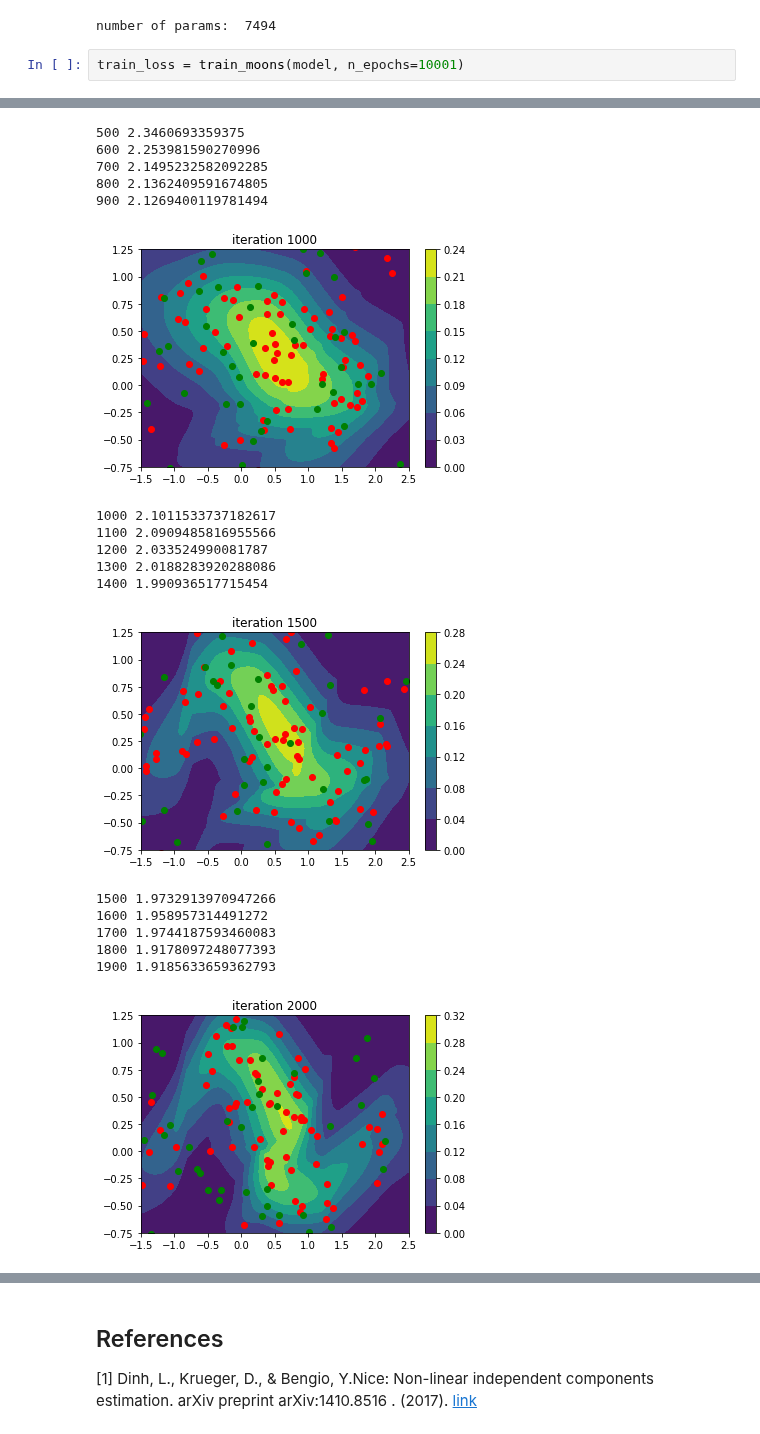
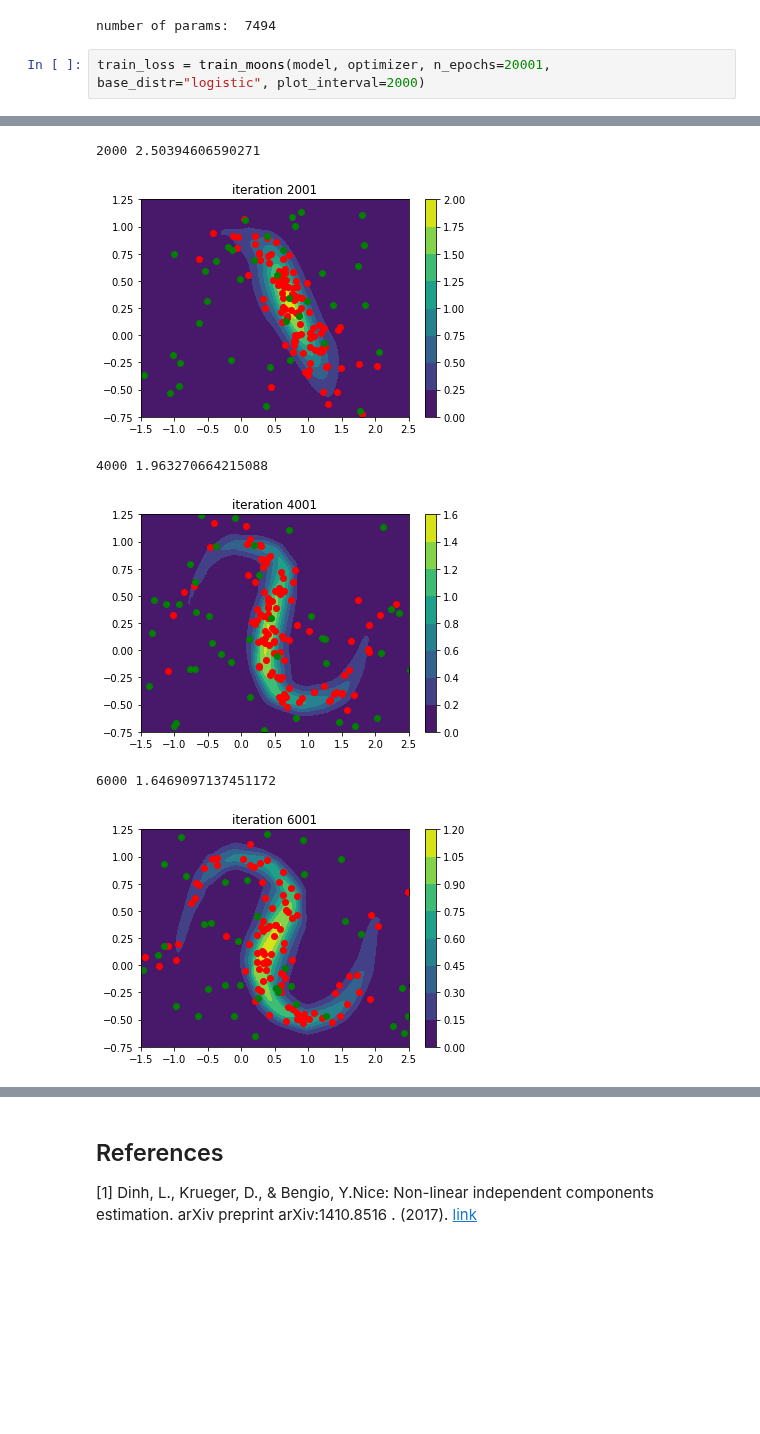
Before and after one commit to clbonet/Generative-Models, a Jupyter notebook: Normalizing Flows/NICE.ipynb, the cells around one changed output, grey strips where cells are left out. Cells and saved outputs as stored; diff of their text form; blank space fills up the shorter version.

Commit message:
update training unnormalized_densities

```diff
--- a/Normalizing Flows/NICE.ipynb
+++ b/Normalizing Flows/NICE.ipynb
@@ -158,5 +77,5 @@ print("number of params: ", sum(p.numel() for p in model.parameters()))
 # %% [output]
 number of params:  7494
 # %%
-train_loss = train_moons(model, n_epochs=10001)
+train_loss = train_moons(model, optimizer, n_epochs=20001, base_distr="logistic", plot_interval=2000)
 # %% [output]
@@ -169,18 +84,6 @@ train_loss = train_moons(model, n_epochs=10001)
-500 2.3460693359375
-600 2.253981590270996
-700 2.1495232582092285
-800 2.1362409591674805
-900 2.1269400119781494
+2000 2.50394606590271
-[figure, old version]
+[figure, new version]
-1000 2.1011533737182617
-1100 2.0909485816955566
-1200 2.033524990081787
-1300 2.0188283920288086
-1400 1.990936517715454
+4000 1.963270664215088
-[figure, old version]
+[figure, new version]
-1500 1.9732913970947266
-1600 1.958957314491272
-1700 1.9744187593460083
-1800 1.9178097248077393
-1900 1.9185633659362793
+6000 1.6469097137451172
-[figure, old version]
+[figure, new version]
```
Also changed, not shown: parts of 5 cells of this notebook, 7 other files.
